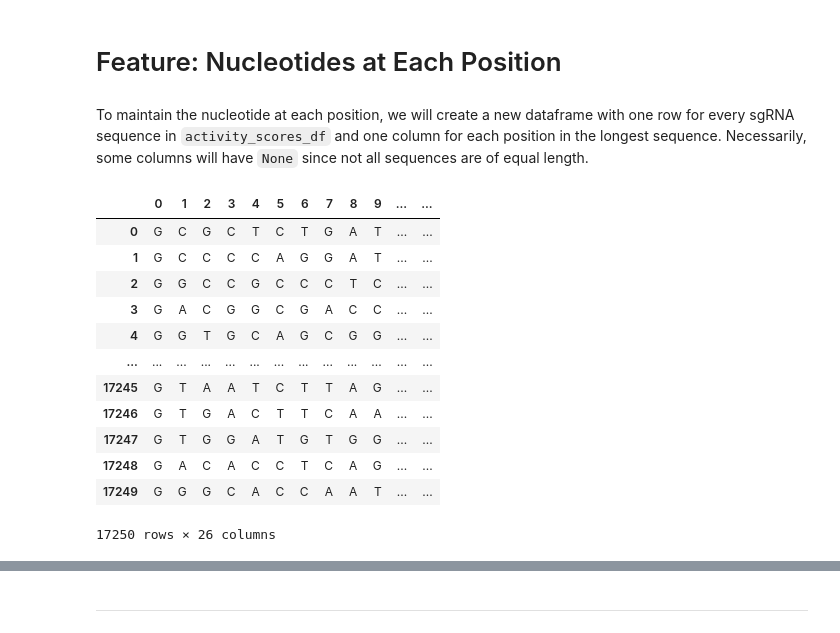
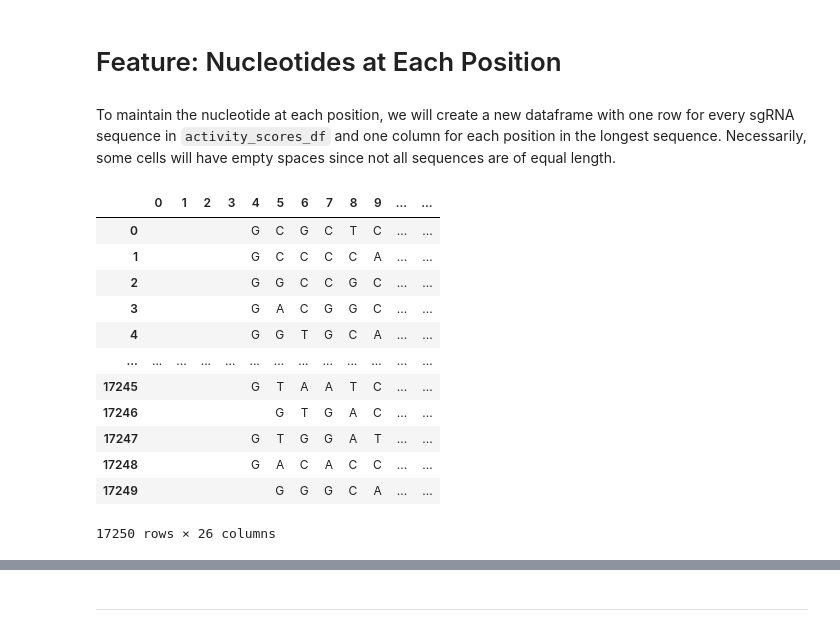
Before and after one commit to AnthonyHein/QCB455Project, a Jupyter notebook: Featurization.ipynb, the cells around one changed output, grey strips where cells are left out. Drawn from its saved outputs; the diff is of its cells as text; code cells hidden in the pictures.

```diff
--- a/Featurization.ipynb
+++ b/Featurization.ipynb
@@ -413,22 +413,26 @@ plt.show()
 # %% [markdown]
 # Feature: Nucleotides at Each Position
 # %% [markdown]
-To maintain the nucleotide at each position, we will create a new dataframe with one row for every sgRNA sequence in `activity_scores_df` and one column for each position in the longest sequence. Necessarily, some columns will have `None` since not all sequences are of equal length.
+To maintain the nucleotide at each position, we will create a new dataframe with one row for every sgRNA sequence in `activity_scores_df` and one column for each position in the longest sequence. Necessarily, some cells will have empty spaces since not all sequences are of equal length.
+# %%
+# get each sequence as a string of the same length, right justified
+max_len = max(activity_score_df['sequence'].str.len())
+sequence_rjust = activity_score_df['sequence'].apply(lambda x : x.rjust(max_len))
 # %%
-sgRNA_bases = pd.DataFrame(activity_score_df['sequence'].apply(list).tolist())
+sgRNA_bases = pd.DataFrame(sequence_rjust.apply(list).tolist())
 sgRNA_bases['length'] = activity_score_df['sequence'].str.len()
 sgRNA_bases
 # %% [output]
 |  | 0 | 1 | 2 | 3 | 4 | 5 | 6 | 7 | 8 | 9 | ... | ... |
-| 0 | G | C | G | C | T | C | T | G | A | T | ... | ... |
-| 1 | G | C | C | C | C | A | G | G | A | T | ... | ... |
-| 2 | G | G | C | C | G | C | C | C | T | C | ... | ... |
-| 3 | G | A | C | G | G | C | G | A | C | C | ... | ... |
-| 4 | G | G | T | G | C | A | G | C | G | G | ... | ... |
+| 0 |  |  |  |  | G | C | G | C | T | C | ... | ... |
+| 1 |  |  |  |  | G | C | C | C | C | A | ... | ... |
+| 2 |  |  |  |  | G | G | C | C | G | C | ... | ... |
+| 3 |  |  |  |  | G | A | C | G | G | C | ... | ... |
+| 4 |  |  |  |  | G | G | T | G | C | A | ... | ... |
 | ... | ... | ... | ... | ... | ... | ... | ... | ... | ... | ... | ... | ... |
-| 17245 | G | T | A | A | T | C | T | T | A | G | ... | ... |
-| 17246 | G | T | G | A | C | T | T | C | A | A | ... | ... |
-| 17247 | G | T | G | G | A | T | G | T | G | G | ... | ... |
-| 17248 | G | A | C | A | C | C | T | C | A | G | ... | ... |
-| 17249 | G | G | G | C | A | C | C | A | A | T | ... | ... |
+| 17245 |  |  |  |  | G | T | A | A | T | C | ... | ... |
+| 17246 |  |  |  |  |  | G | T | G | A | C | ... | ... |
+| 17247 |  |  |  |  | G | T | G | G | A | T | ... | ... |
+| 17248 |  |  |  |  | G | A | C | A | C | C | ... | ... |
+| 17249 |  |  |  |  |  | G | G | G | C | A | ... | ... |
 17250 rows × 26 columns
```
Also changed, not shown: parts of 6 cells of this notebook.
